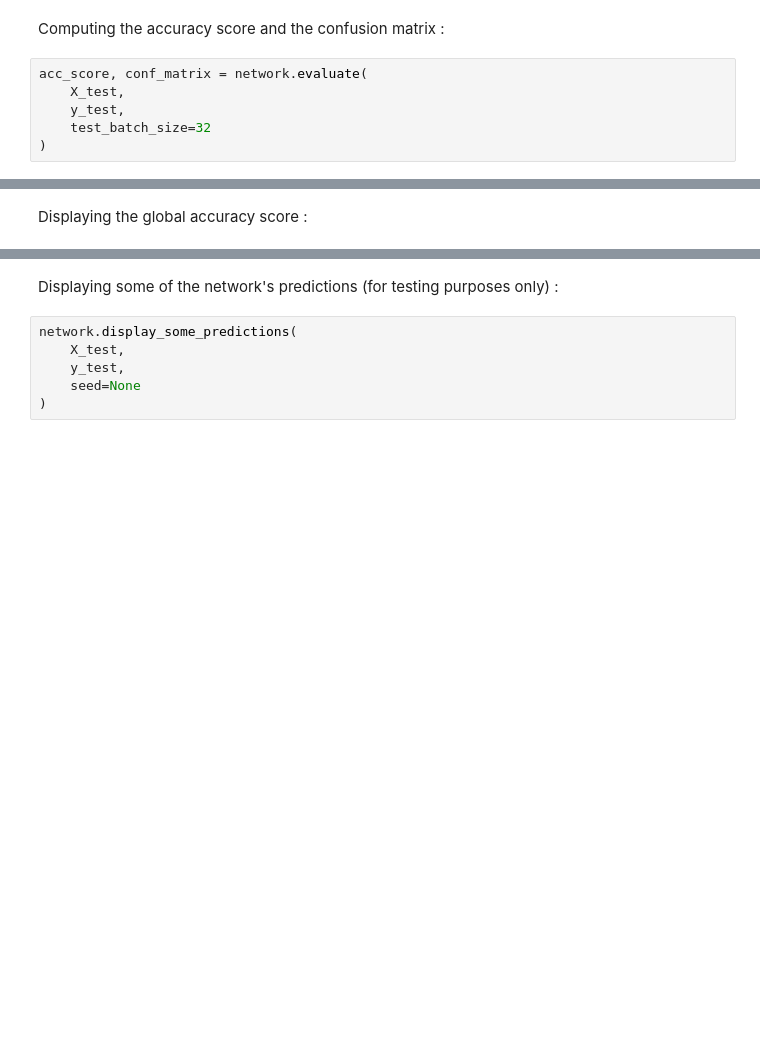
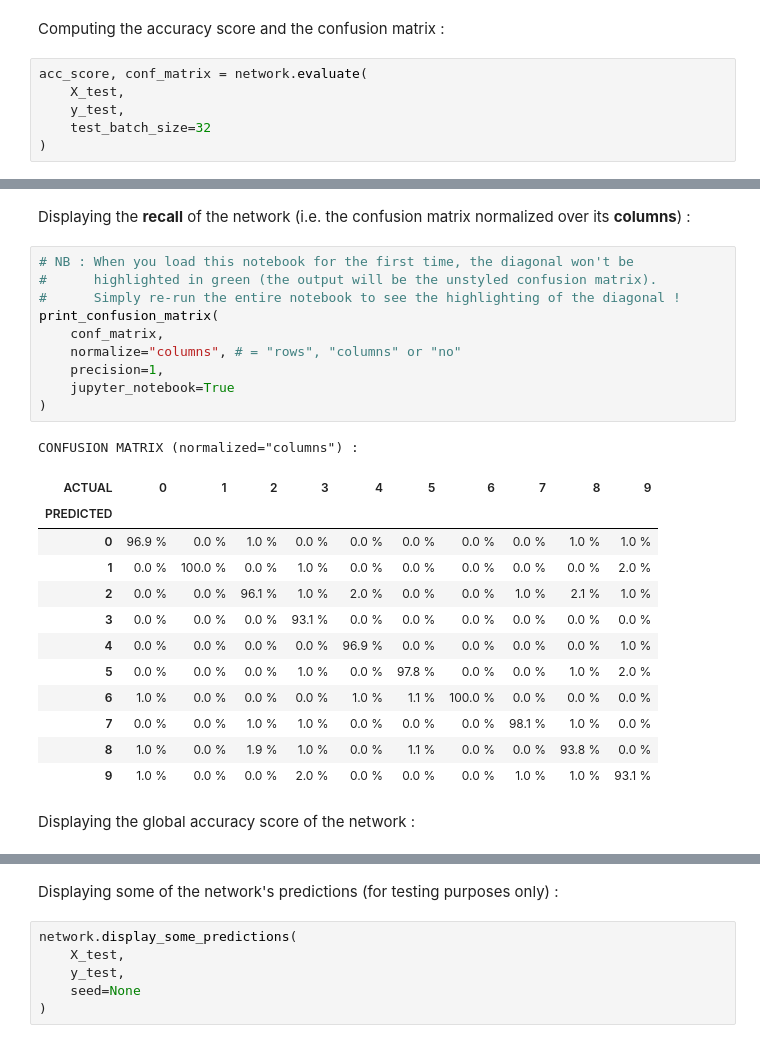
Before and after one commit to jnclink/Custom-NN, a Jupyter notebook: main_notebook.ipynb, the cells around one changed output, grey strips where cells are left out. Saved outputs shown, nothing was run; the diff lists cells and outputs as text; blank space fills up the shorter version.

Commit message:
Small fixes + improvements
The bugs I fixed were due to the resolution of the global datatype

```diff
--- a/main_notebook.ipynb
+++ b/main_notebook.ipynb
@@ -365,5 +360,31 @@ CONFUSION MATRIX (normalized="rows") :
+# %% [markdown]
+Displaying the **recall** of the network (i.e. the confusion matrix normalized over its **columns**) :
+# %%
+# NB : When you load this notebook for the first time, the diagonal won't be
+#      highlighted in green (the output will be the unstyled confusion matrix).
+#      Simply re-run the entire notebook to see the highlighting of the diagonal !
+print_confusion_matrix(
+    conf_matrix,
+    normalize="columns", # = "rows", "columns" or "no"
+    precision=1,
+    jupyter_notebook=True
+)
+# %% [output]
+CONFUSION MATRIX (normalized="columns") :
+| ACTUAL | 0 | 1 | 2 | 3 | 4 | 5 | 6 | 7 | 8 | 9 |
+| PREDICTED |  |  |  |  |  |  |  |  |  |  |
+| 0 | 96.9 % | 0.0 % | 1.0 % | 0.0 % | 0.0 % | 0.0 % | 0.0 % | 0.0 % | 1.0 % | 1.0 % |
+| 1 | 0.0 % | 100.0 % | 0.0 % | 1.0 % | 0.0 % | 0.0 % | 0.0 % | 0.0 % | 0.0 % | 2.0 % |
+| 2 | 0.0 % | 0.0 % | 96.1 % | 1.0 % | 2.0 % | 0.0 % | 0.0 % | 1.0 % | 2.1 % | 1.0 % |
+| 3 | 0.0 % | 0.0 % | 0.0 % | 93.1 % | 0.0 % | 0.0 % | 0.0 % | 0.0 % | 0.0 % | 0.0 % |
+| 4 | 0.0 % | 0.0 % | 0.0 % | 0.0 % | 96.9 % | 0.0 % | 0.0 % | 0.0 % | 0.0 % | 1.0 % |
+| 5 | 0.0 % | 0.0 % | 0.0 % | 1.0 % | 0.0 % | 97.8 % | 0.0 % | 0.0 % | 1.0 % | 2.0 % |
+| 6 | 1.0 % | 0.0 % | 0.0 % | 0.0 % | 1.0 % | 1.1 % | 100.0 % | 0.0 % | 0.0 % | 0.0 % |
+| 7 | 0.0 % | 0.0 % | 1.0 % | 1.0 % | 0.0 % | 0.0 % | 0.0 % | 98.1 % | 1.0 % | 0.0 % |
+| 8 | 1.0 % | 0.0 % | 1.9 % | 1.0 % | 0.0 % | 1.1 % | 0.0 % | 0.0 % | 93.8 % | 0.0 % |
+| 9 | 1.0 % | 0.0 % | 0.0 % | 2.0 % | 0.0 % | 0.0 % | 0.0 % | 1.0 % | 1.0 % | 93.1 % |
 # %% [markdown]
-Displaying the global accuracy score :
+Displaying the global accuracy score of the network :
 # %%
 precision_global_accuracy = 2 # by default
 print(f"\nGLOBAL ACCURACY : {acc_score:.{precision_global_accuracy}f} %\n")
```
Also changed, not shown: parts of 16 cells of this notebook, 6 other files.
